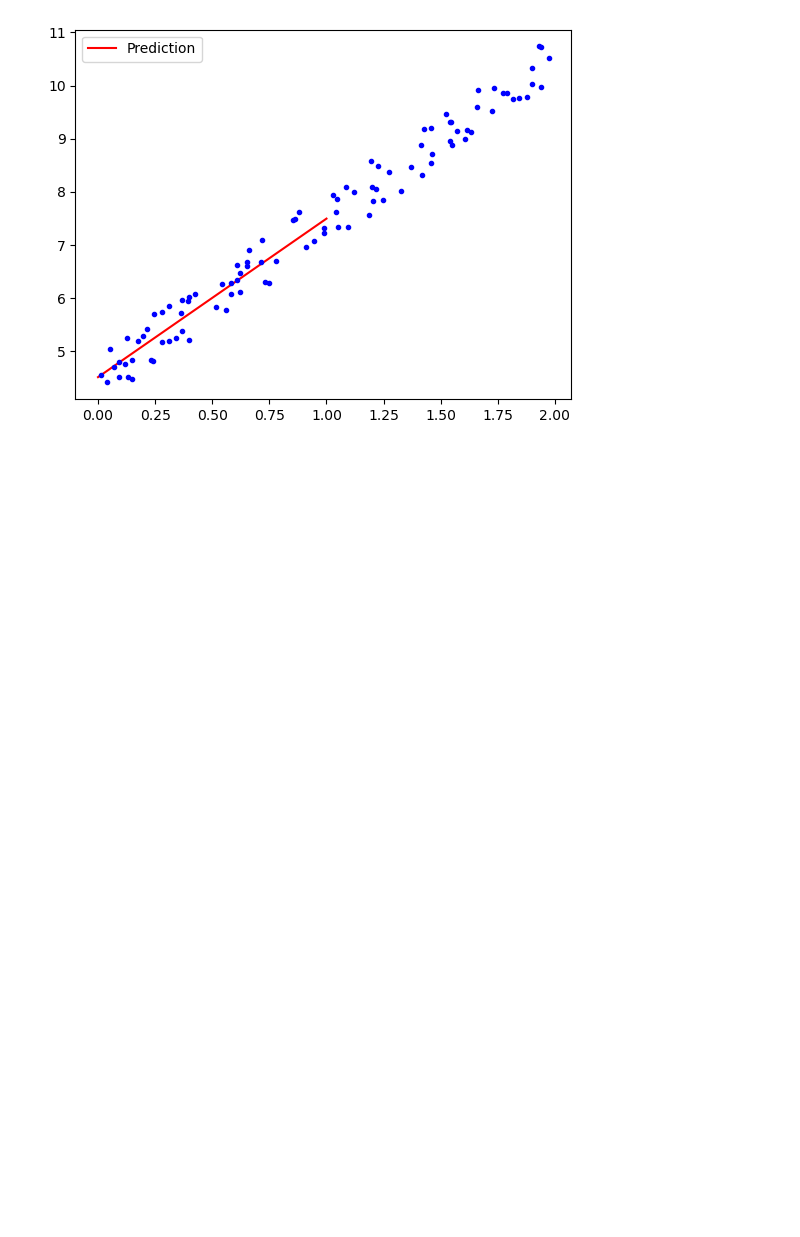
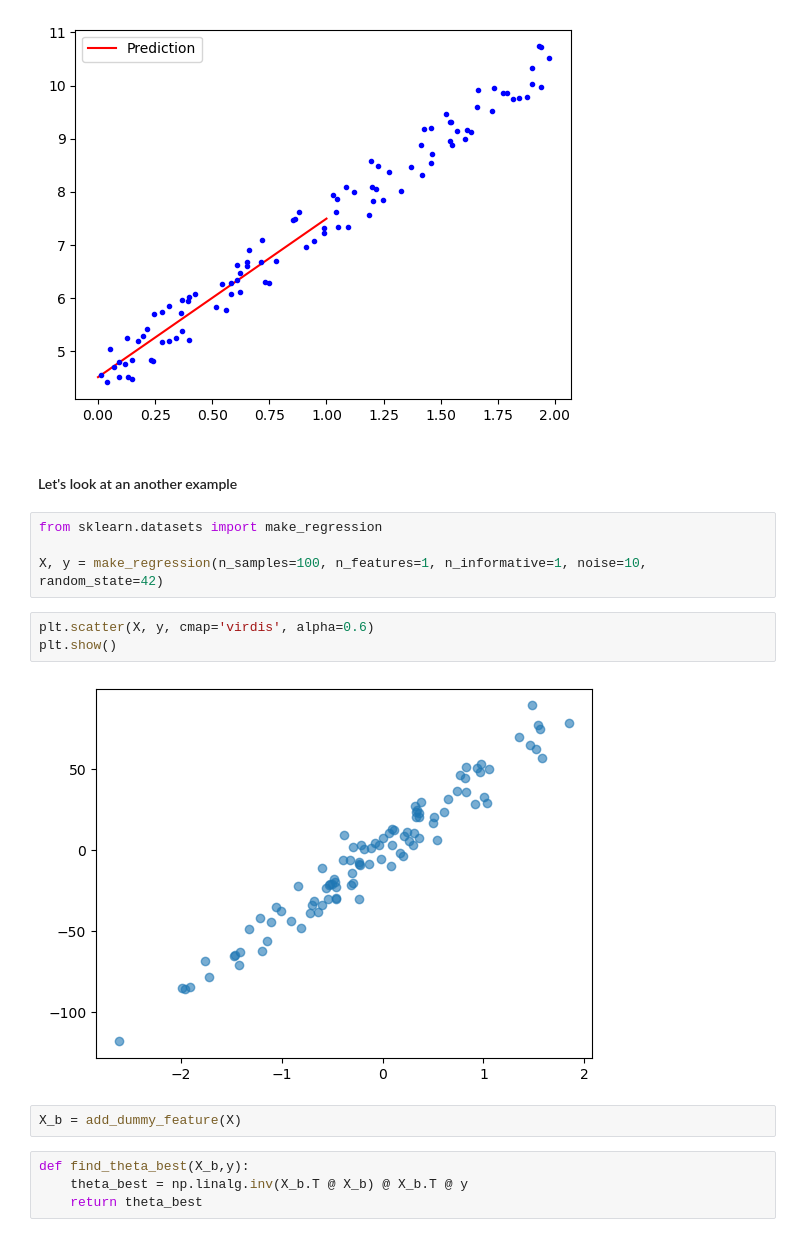
Before and after one commit to mirzaaa101/Hands-On-ML-with-Scikit-Learn-and-TensorFlow, a Jupyter notebook: Chapter-4/Normal Equation in Linear Regression.ipynb, the cells around one changed output. Cells and saved outputs as stored; diff of their text form; blank space fills up the shorter version.

```diff
--- a/Chapter-4/Normal Equation in Linear Regression.ipynb
+++ b/Chapter-4/Normal Equation in Linear Regression.ipynb
@@ -57,3 +57,20 @@ plt.legend()
 plt.show()
 # %% [output]
 [figure]
+# %% [markdown]
+#### Let's look at an another example
+# %%
+from sklearn.datasets import make_regression
+
+X, y = make_regression(n_samples=100, n_features=1, n_informative=1, noise=10, random_state=42)
+# %%
+plt.scatter(X, y, cmap='virdis', alpha=0.6)
+plt.show()
+# %% [output]
+[figure, added]
+# %%
+X_b = add_dummy_feature(X)
+# %%
+def find_theta_best(X_b,y):
+    theta_best = np.linalg.inv(X_b.T @ X_b) @ X_b.T @ y
+    return theta_best
```
Also changed, not shown: parts of 4 cells of this notebook.
